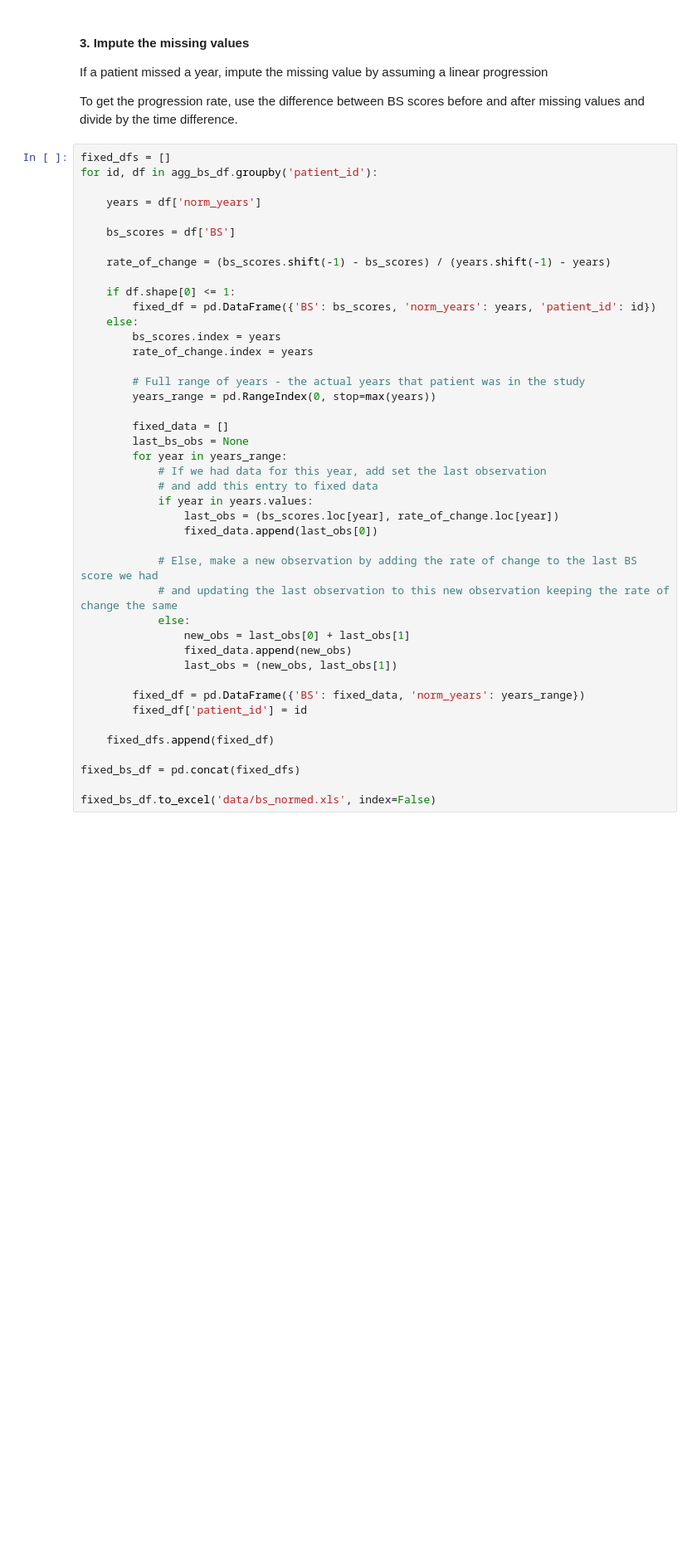
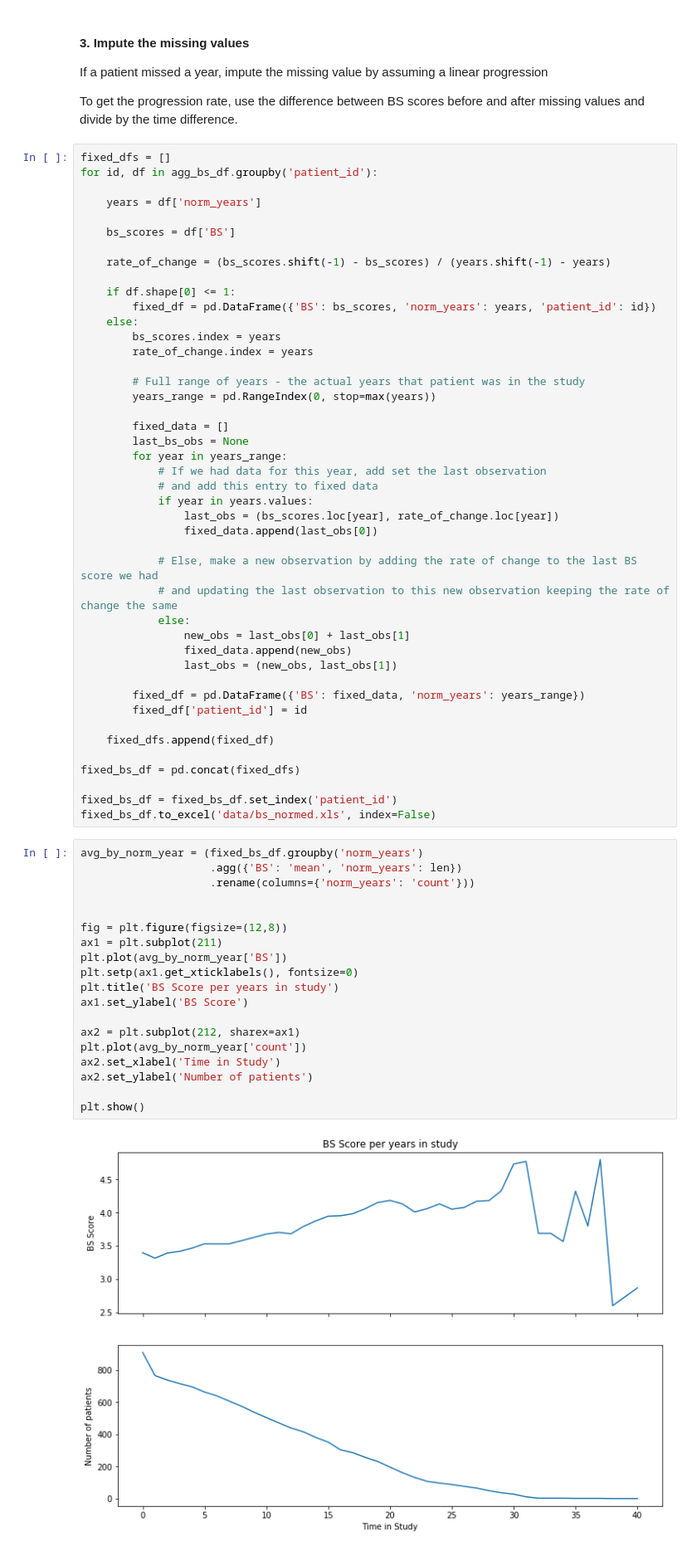
Before and after one commit to Rendiere/as-analysis, a Jupyter notebook: bs-over-time.ipynb, the cells around one changed output. Shown at 83% size. Drawn from its saved outputs; the diff is of its cells as text; blank space fills up the shorter version.

Commit message:
Adds BS over time chart and fixes error in bs-over-time.ipynb

```diff
--- a/bs-over-time.ipynb
+++ b/bs-over-time.ipynb
@@ -150,4 +140,26 @@ for id, df in agg_bs_df.groupby('patient_id'):
 
 fixed_bs_df = pd.concat(fixed_dfs)
 
+fixed_bs_df = fixed_bs_df.set_index('patient_id')
 fixed_bs_df.to_excel('data/bs_normed.xls', index=False)
+# %%
+avg_by_norm_year = (fixed_bs_df.groupby('norm_years')
+                    .agg({'BS': 'mean', 'norm_years': len})
+                    .rename(columns={'norm_years': 'count'}))
+
+
+fig = plt.figure(figsize=(12,8))
+ax1 = plt.subplot(211)
+plt.plot(avg_by_norm_year['BS'])
+plt.setp(ax1.get_xticklabels(), fontsize=0)
+plt.title('BS Score per years in study')
+ax1.set_ylabel('BS Score')
+
+ax2 = plt.subplot(212, sharex=ax1)
+plt.plot(avg_by_norm_year['count'])
+ax2.set_xlabel('Time in Study')
+ax2.set_ylabel('Number of patients')
+
+plt.show()
+# %% [output]
+[figure, added]
```
Also changed, not shown: parts of 3 cells of this notebook, 2 other files.
